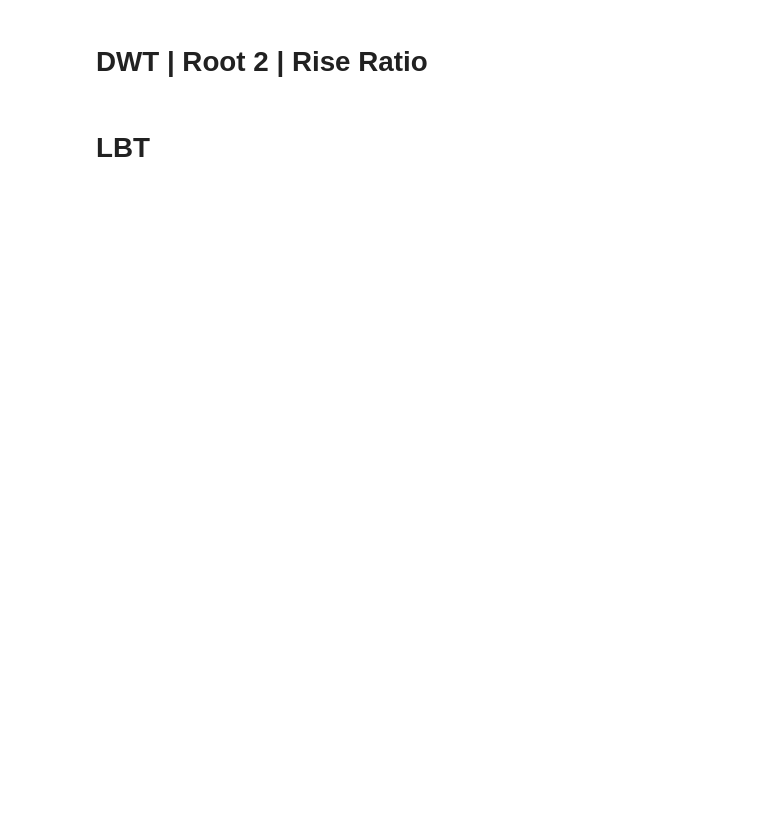
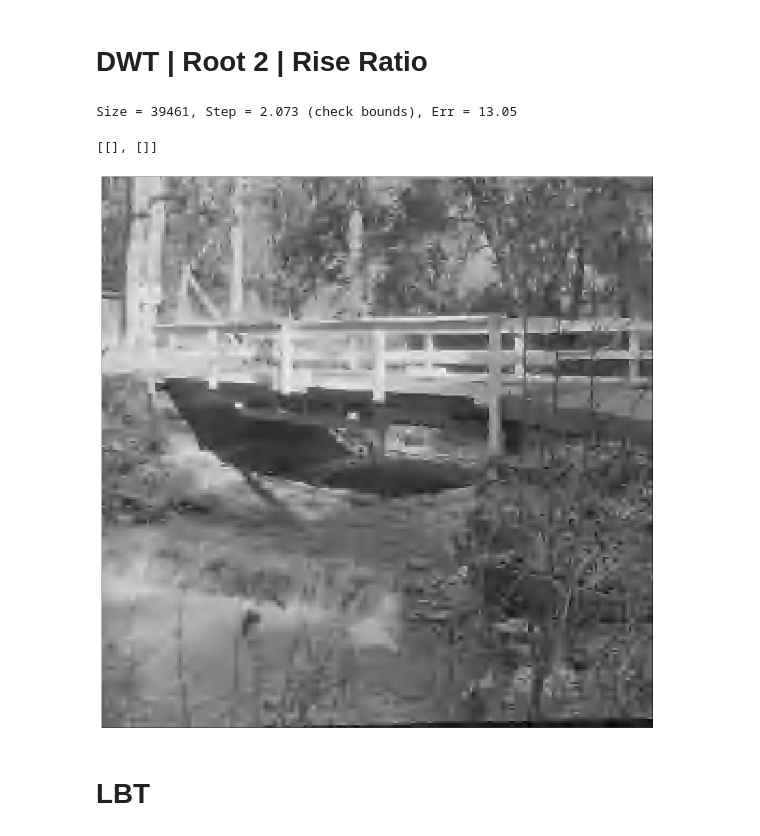
Before and after one commit to TobyBoyne/cued_sf2_lab, a Jupyter notebook: 13-analysis.ipynb, the cells around one changed output. Drawn from its saved outputs; the diff is of its cells as text; code cells hidden in the pictures; blank space fills up the shorter version.

```diff
--- a/13-analysis.ipynb
+++ b/13-analysis.ipynb
@@ -104,25 +120,29 @@ ax.set(yticks=[], xticks=[])
 <h1> DWT | Root 2 | Rise Ratio </h1>
 # %%
 fig, ax = plt.subplots(figsize=(20, 20))
-image = lighthouse
+
 DWT = DWTCompression(4)
 RR = 0.68
 M = 16
 
 Y = DWT.compress(image)
 
 (vlc, hufftab), qs = DWT.opt_encode(Y, size_lim=size_lim, M=M, rise_ratio=RR)
 
 Y = DWT.decode(vlc, qstep=qs, hufftab=hufftab, M=M, rise_ratio=RR)
 
 Z = DWT.decompress(Y)
 
 plot_image(Z, ax=ax)
 print(f'Size = {vlc[:, 1].sum()}, Step = {qs:.4} (check bounds), Err = {np.std(Z - image):.4}')
 
 ax.set(yticks=[], xticks=[])
 
 # fig.savefig("figs/l_dwt_opthuff_root2.pdf")
+# %% [output]
+Size = 39461, Step = 2.073 (check bounds), Err = 13.05
+[[], []]
+[figure, added]
 # %% [markdown]
 <h1>LBT</h1>
 # %%
```
Also changed, not shown: parts of 10 cells of this notebook, 1 other file.
